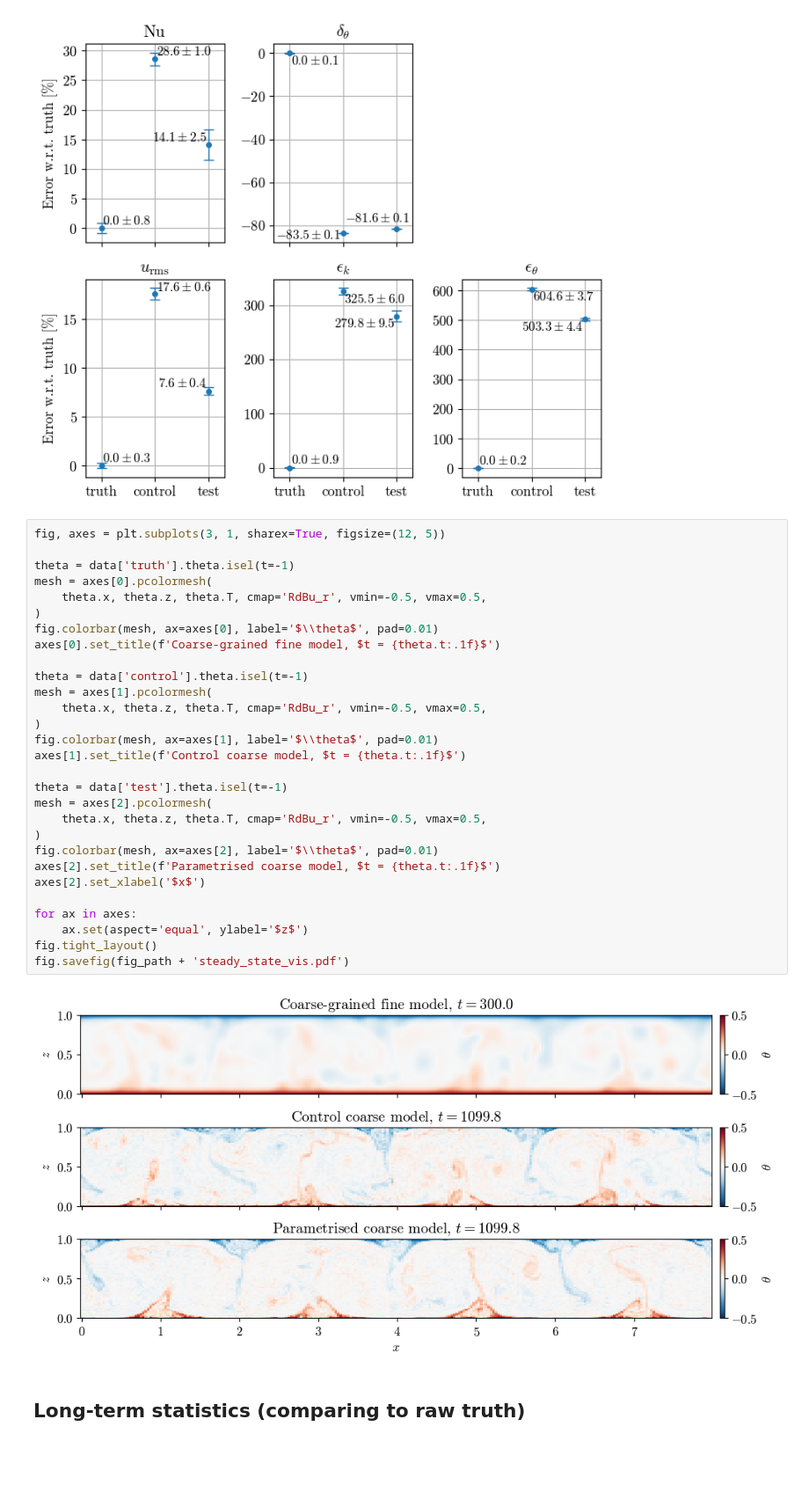
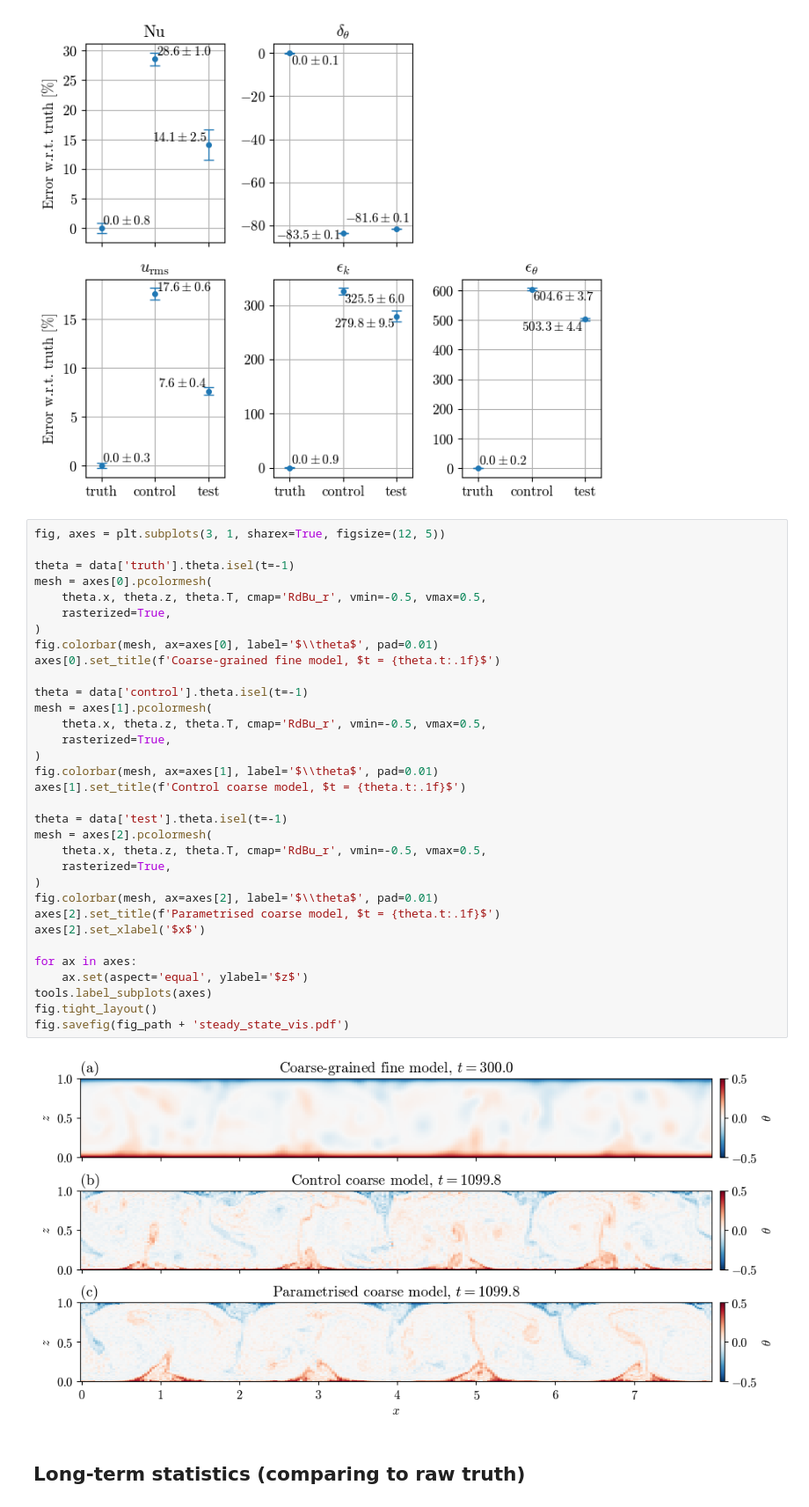
Before and after one commit to tschanzer/honours-project, a Jupyter notebook: final_notebooks/evaluation.ipynb, the cells around one changed output. Shown at 88% size. Drawn from its saved outputs; the diff is of its cells as text; blank space fills up the shorter version.

```diff
--- a/final_notebooks/evaluation.ipynb
+++ b/final_notebooks/evaluation.ipynb
@@ -112,34 +112,38 @@ fig.savefig(fig_path + 'stats.pdf')
 # %%
 fig, axes = plt.subplots(3, 1, sharex=True, figsize=(12, 5))
 
 theta = data['truth'].theta.isel(t=-1)
 mesh = axes[0].pcolormesh(
     theta.x, theta.z, theta.T, cmap='RdBu_r', vmin=-0.5, vmax=0.5,
+    rasterized=True,
 )
 fig.colorbar(mesh, ax=axes[0], label='$\\theta$', pad=0.01)
 axes[0].set_title(f'Coarse-grained fine model, $t = {theta.t:.1f}$')
 
 theta = data['control'].theta.isel(t=-1)
 mesh = axes[1].pcolormesh(
     theta.x, theta.z, theta.T, cmap='RdBu_r', vmin=-0.5, vmax=0.5,
+    rasterized=True,
 )
 fig.colorbar(mesh, ax=axes[1], label='$\\theta$', pad=0.01)
 axes[1].set_title(f'Control coarse model, $t = {theta.t:.1f}$')
 
 theta = data['test'].theta.isel(t=-1)
 mesh = axes[2].pcolormesh(
     theta.x, theta.z, theta.T, cmap='RdBu_r', vmin=-0.5, vmax=0.5,
+    rasterized=True,
 )
 fig.colorbar(mesh, ax=axes[2], label='$\\theta$', pad=0.01)
 axes[2].set_title(f'Parametrised coarse model, $t = {theta.t:.1f}$')
 axes[2].set_xlabel('$x$')
 
 for ax in axes:
     ax.set(aspect='equal', ylabel='$z$')
+tools.label_subplots(axes)
 fig.tight_layout()
 fig.savefig(fig_path + 'steady_state_vis.pdf')
 # %% [output]
-[figure, old version]
+[figure, new version]
 # %% [markdown]
 ## Long-term statistics (comparing to raw truth)
 # %%
```
Also changed, not shown: parts of 12 cells of this notebook, 1 other file.
